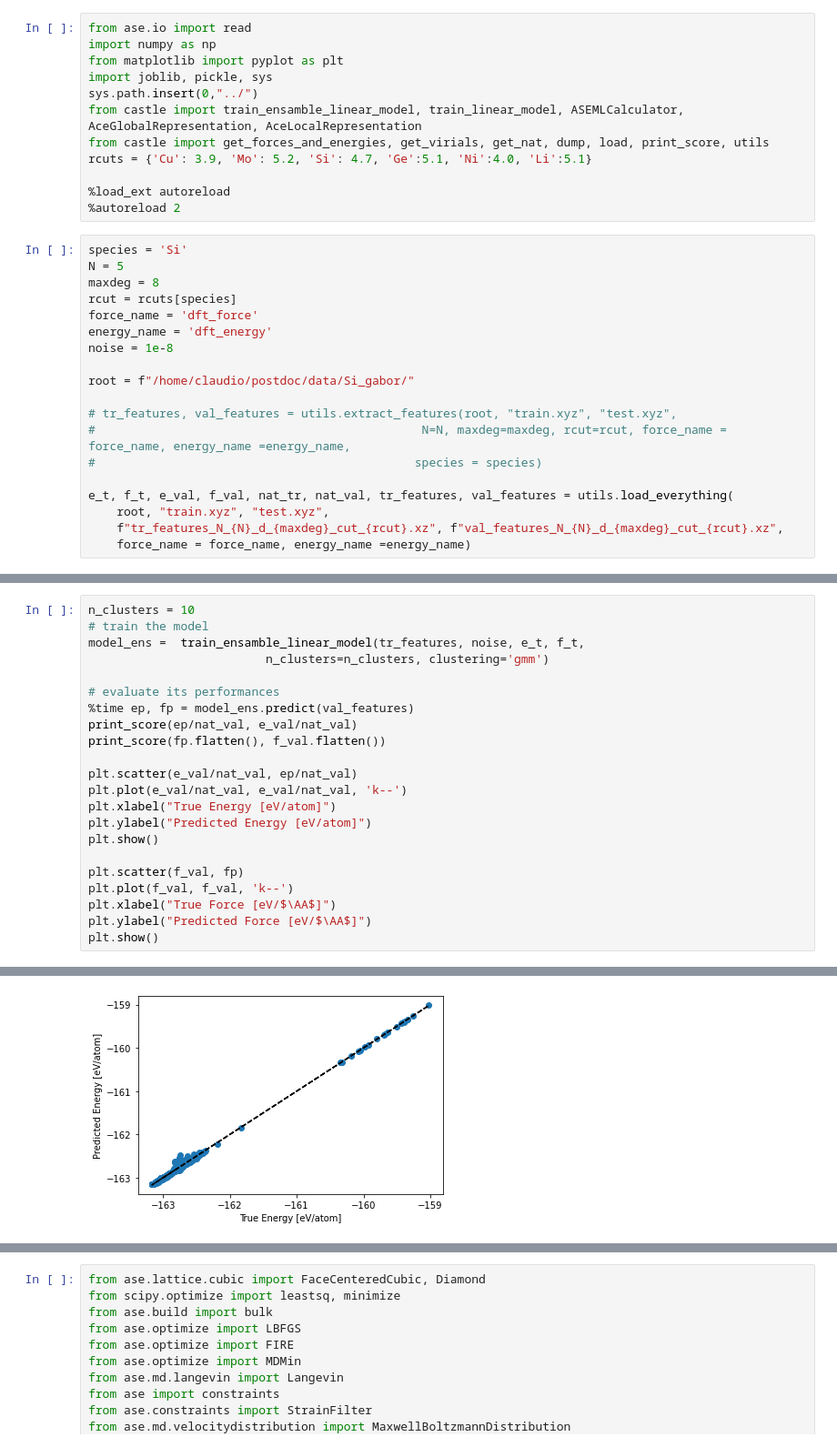
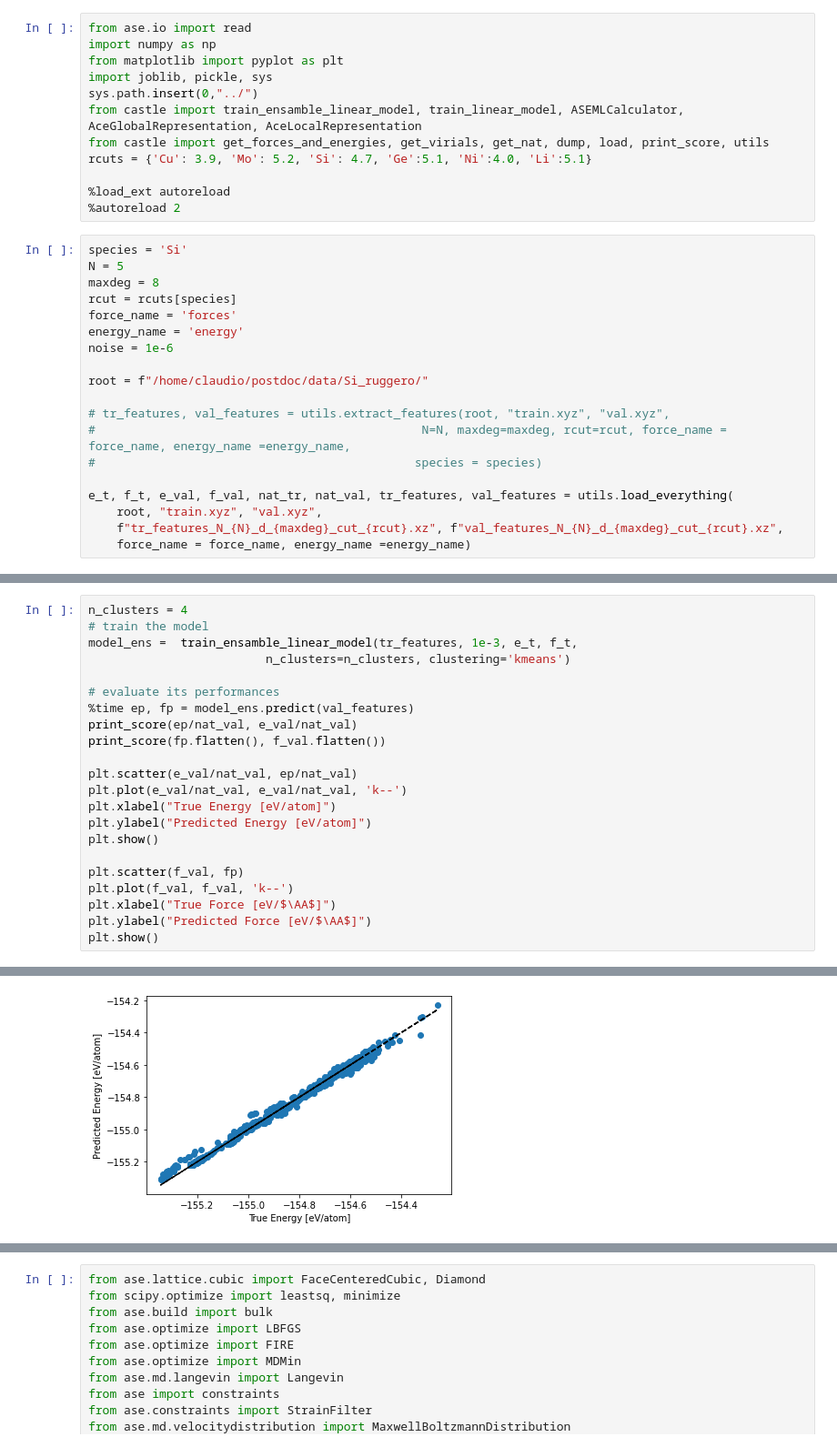
Before and after one commit to ClaudioZeni/Castle, a Jupyter notebook: notebooks/Test.ipynb, the cells around one changed output, grey strips where cells are left out. Shown at 91% size. Saved outputs shown, nothing was run; the diff lists cells and outputs as text.

Commit message:
Added kmeans clustering and weight computation

```diff
--- a/notebooks/Test.ipynb
+++ b/notebooks/Test.ipynb
@@ -15,18 +15,18 @@ species = 'Si'
 N = 5
 maxdeg = 8
 rcut = rcuts[species]
-force_name = 'dft_force'
-energy_name = 'dft_energy'
-noise = 1e-8
+force_name = 'forces'
+energy_name = 'energy'
+noise = 1e-6
 
-root = f"/home/claudio/postdoc/data/Si_gabor/"
+root = f"/home/claudio/postdoc/data/Si_ruggero/"
 
-# tr_features, val_features = utils.extract_features(root, "train.xyz", "test.xyz",
+# tr_features, val_features = utils.extract_features(root, "train.xyz", "val.xyz",
 #                                              N=N, maxdeg=maxdeg, rcut=rcut, force_name = force_name, energy_name =energy_name,
 #                                             species = species)
 
 e_t, f_t, e_val, f_val, nat_tr, nat_val, tr_features, val_features = utils.load_everything(
-    root, "train.xyz", "test.xyz",
+    root, "train.xyz", "val.xyz",
     f"tr_features_N_{N}_d_{maxdeg}_cut_{rcut}.xz", f"val_features_N_{N}_d_{maxdeg}_cut_{rcut}.xz",
     force_name = force_name, energy_name =energy_name)
 # %%
@@ -59,8 +59,8 @@ MAE=0.136 RMSE=0.207 SUP=5.991 R2=0.938
 # %%
-n_clusters = 10
+n_clusters = 4
 # train the model
-model_ens =  train_ensamble_linear_model(tr_features, noise, e_t, f_t,
-                         n_clusters=n_clusters, clustering='gmm')
+model_ens =  train_ensamble_linear_model(tr_features, 1e-3, e_t, f_t,
+                         n_clusters=n_clusters, clustering='kmeans')
 
 # evaluate its performances
 %time ep, fp = model_ens.predict(val_features)
@@ -86 +86 @@ MAE=0.121 RMSE=0.183 SUP=1.881 R2=0.950
-[figure, old version]
+[figure, new version]
```
Also changed, not shown: parts of 6 cells of this notebook, 2 other files.
